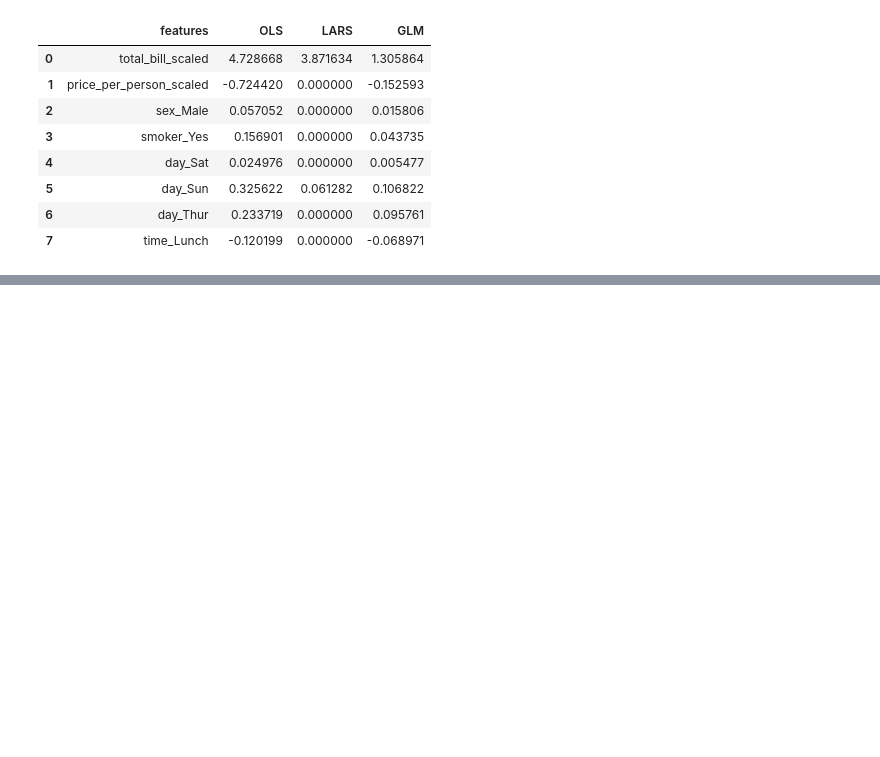
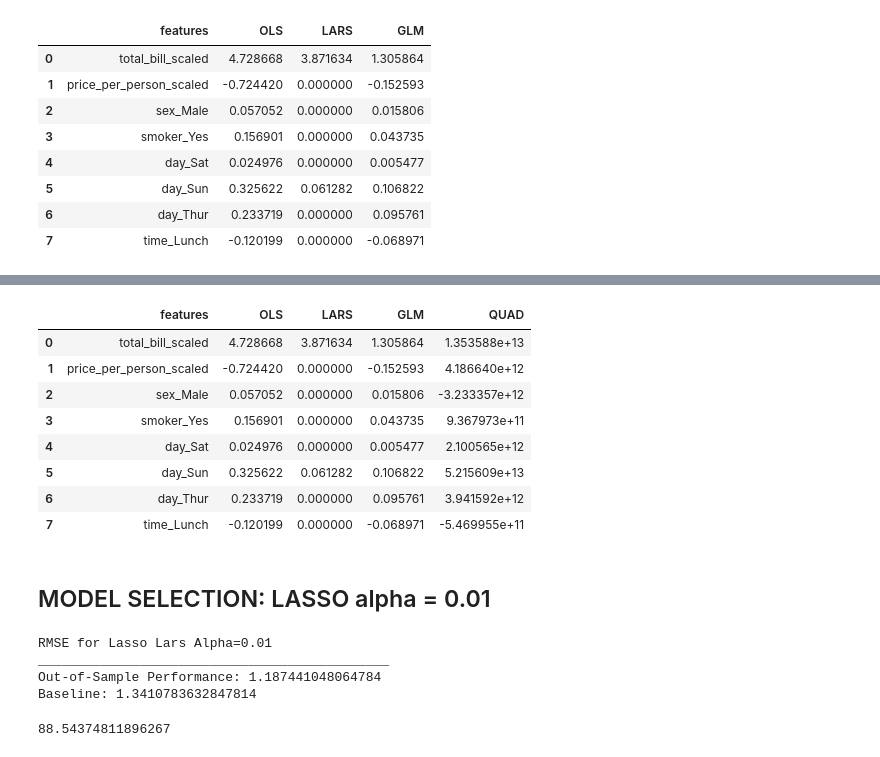
Before and after one commit to RichardAlcabes22/regression-excercises, a Jupyter notebook: modeling.ipynb, the cells around one changed output, grey strips where cells are left out. Cells and saved outputs as stored; diff of their text form; code cells hidden in the pictures; blank space fills up the shorter version.

Commit message:
edited modeling

```diff
--- a/modeling.ipynb
+++ b/modeling.ipynb
@@ -450,0 +453,36 @@ coef_df.rename(columns={0:'features',1:'OLS',2:'LARS',3:'GLM'})
+# %%
+#1. Create the polynomial features to get a new set of features
+pf = PolynomialFeatures(degree=2) #quadratic aka x-squared
+
+#1. Fit and transform X_train_scaled
+X_train_degree2 = pf.fit_transform(X_train)
+
+#1. Transform X_validate_scaled & X_test_scaled
+X_validate_degree2 = pf.fit_transform(X_validate)
+X_test_degree2 = pf.fit_transform(X_test)
+# %%
+#2.1 MAKE THE THING: create the model object
+lm2 = LinearRegression()
+
+#2.2 FIT THE THING: fit the model to our training data. We must specify the column in y_train,
+# since we have converted it to a dataframe from a series!
+lm2.fit(X_train_degree2, y_train.tip)
+
+#3. USE THE THING: predict train
+y_train['tip_pred_lm2'] = lm2.predict(X_train_degree2)
+
+#4. Evaluate: rmse
+rmse_train = mean_squared_error(y_train.tip, y_train.tip_pred_lm2) ** (0.5)
+
+#4. REPEAT STEPS 3-4
+
+# predict validate
+y_validate['tip_pred_lm2'] = lm2.predict(X_validate_degree2)
+
+# evaluate: rmse
+rmse_validate = mean_squared_error(y_validate.tip, y_validate.tip_pred_lm2) ** 0.5
+
+print(f"""RMSE for Polynomial Model, degrees=2
+_____________________________________________
+Training/In-Sample:  {rmse_train}
+Validation/Out-of-Sample:  {rmse_validate}""")
@@ -450,0 +513,40 @@ coef_df.rename(columns={0:'features',1:'OLS',2:'LARS',3:'GLM'})
+# %%
+#take a look under the hood
+lm2_df = pd.DataFrame({
+              'QUADcoef':lm2.coef_})
+# %%
+coef_df = pd.concat([coef_df,lm2_df],ignore_index=True,axis=1)
+# %%
+coef_df.rename(columns={0:'features',1:'OLS',2:'LARS',3:'GLM',4:'QUAD'}).head(8)
+# %% [output]
+|  | features | OLS | LARS | GLM | QUAD |
+| 0 | total_bill_scaled | 4.728668 | 3.871634 | 1.305864 | 1.353588e+13 |
+| 1 | price_per_person_scaled | -0.724420 | 0.000000 | -0.152593 | 4.186640e+12 |
+| 2 | sex_Male | 0.057052 | 0.000000 | 0.015806 | -3.233357e+12 |
+| 3 | smoker_Yes | 0.156901 | 0.000000 | 0.043735 | 9.367973e+11 |
+| 4 | day_Sat | 0.024976 | 0.000000 | 0.005477 | 2.100565e+12 |
+| 5 | day_Sun | 0.325622 | 0.061282 | 0.106822 | 5.215609e+13 |
+| 6 | day_Thur | 0.233719 | 0.000000 | 0.095761 | 3.941592e+12 |
+| 7 | time_Lunch | -0.120199 | 0.000000 | -0.068971 | -5.469955e+11 |
+# %% [markdown]
+## MODEL SELECTION: LASSO alpha = 0.01
+# %%
+# Convert y_test Series to a df
+y_test = pd.DataFrame(y_test)
+
+# USE THE THING: predict on test
+y_test['tip_pred_lars']=lars.predict(X_test)
+
+# Evaluate: rmse
+rmse_test = mean_squared_error(y_test.tip, y_test.tip_pred_lars)**.5
+
+
+print(f"""RMSE for Lasso Lars Alpha=0.01
+_____________________________________________
+Out-of-Sample Performance: {rmse_test}
+Baseline: {metric_df.RMSE_train[0]}""")
+# %% [output]
+RMSE for Lasso Lars Alpha=0.01
+_____________________________________________
+Out-of-Sample Performance: 1.187441048064784
+Baseline: 1.3410783632847814
@@ -450,0 +555,4 @@ coef_df.rename(columns={0:'features',1:'OLS',2:'LARS',3:'GLM'})
+# %%
+lm_base_ratio
+# %% [output]
+88.54374811896267
```
Also changed, not shown: parts of 8 cells of this notebook.
